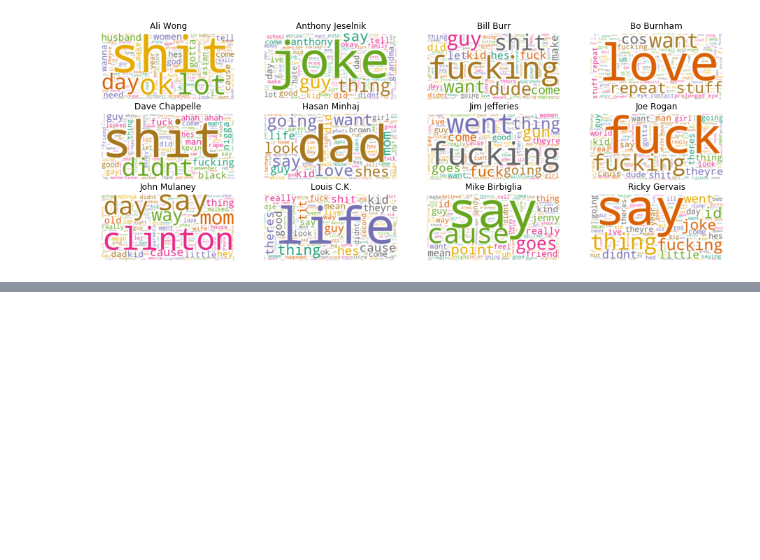
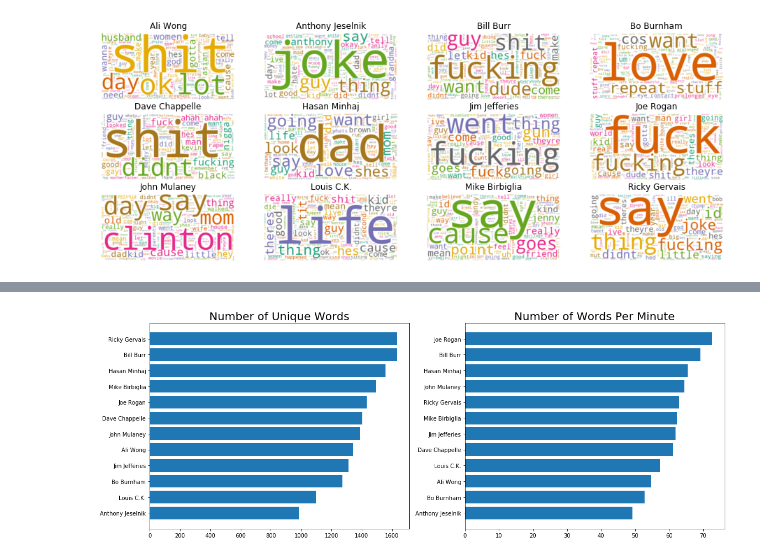
Before and after one commit to Hassan-AlHajri/NLP, a Jupyter notebook: NLP/NLP.ipynb, the cells around one changed output, grey strips where cells are left out. Drawn from its saved outputs; the diff is of its cells as text; code cells hidden in the pictures; blank space fills up the shorter version.

```diff
--- a/NLP/NLP.ipynb
+++ b/NLP/NLP.ipynb
@@ -378,3 +378,16 @@ for index, comedian in enumerate(data.columns):
 plt.show()
 # %% [output]
 [figure]
+# %%
+# Find the number of unique words that each comedian uses
+
+# Identify the non-zero items in the document-term matrix, meaning that the word occurs at least once
+unique_list = []
+for comedian in data.columns:
+    uniques = data[comedian].nonzero()[0].size
+    unique_list.append(uniques)
+
+# Create a new dataframe that contains this unique word count
+data_words = pd.DataFrame(list(zip(full_names, unique_list)), columns=['comedian', 'unique_words'])
+data_unique_sort = data_words.sort_values(by='unique_words')
+data_unique_sort
@@ -380,0 +408,45 @@ plt.show()
+# %%
+### you may need to change your pandas version to 0.23.0
+### check your pandas version
+### import pandas as pd
+### pd.show_versions(as_json=False)
+
+#Calculate the words per minute of each comedian
+###! pip uninstall pandas
+# Calculate the words per minute of each comedian
+
+# Find the total number of words that a comedian uses
+total_list = []
+for comedian in data.columns:
+    totals = sum(data[comedian])
+    total_list.append(totals)
+
+# Comedy special run times from IMDB, in minutes
+run_times = [60, 59, 80, 60, 67, 73, 77, 63, 62, 58, 76, 79]
+
+# Let's add some columns to our dataframe
+data_words['total_words'] = total_list
+data_words['run_times'] = run_times
+data_words['words_per_minute'] = data_words['total_words'] / data_words['run_times']
+
+# Sort the dataframe by words per minute to see who talks the slowest and fastest
+data_wpm_sort = data_words.sort_values(by='words_per_minute')
+data_wpm_sort
+import numpy as np
+
+y_pos = np.arange(len(data_words))
+
+plt.subplot(1, 2, 1)
+plt.barh(y_pos, data_unique_sort.unique_words, align='center')
+plt.yticks(y_pos, data_unique_sort.comedian)
+plt.title('Number of Unique Words', fontsize=20)
+
+plt.subplot(1, 2, 2)
+plt.barh(y_pos, data_wpm_sort.words_per_minute, align='center')
+plt.yticks(y_pos, data_wpm_sort.comedian)
+plt.title('Number of Words Per Minute', fontsize=20)
+
+plt.tight_layout()
+plt.show()
+# %% [output]
+[figure, added]
```
Also changed, not shown: parts of 5 cells of this notebook.
